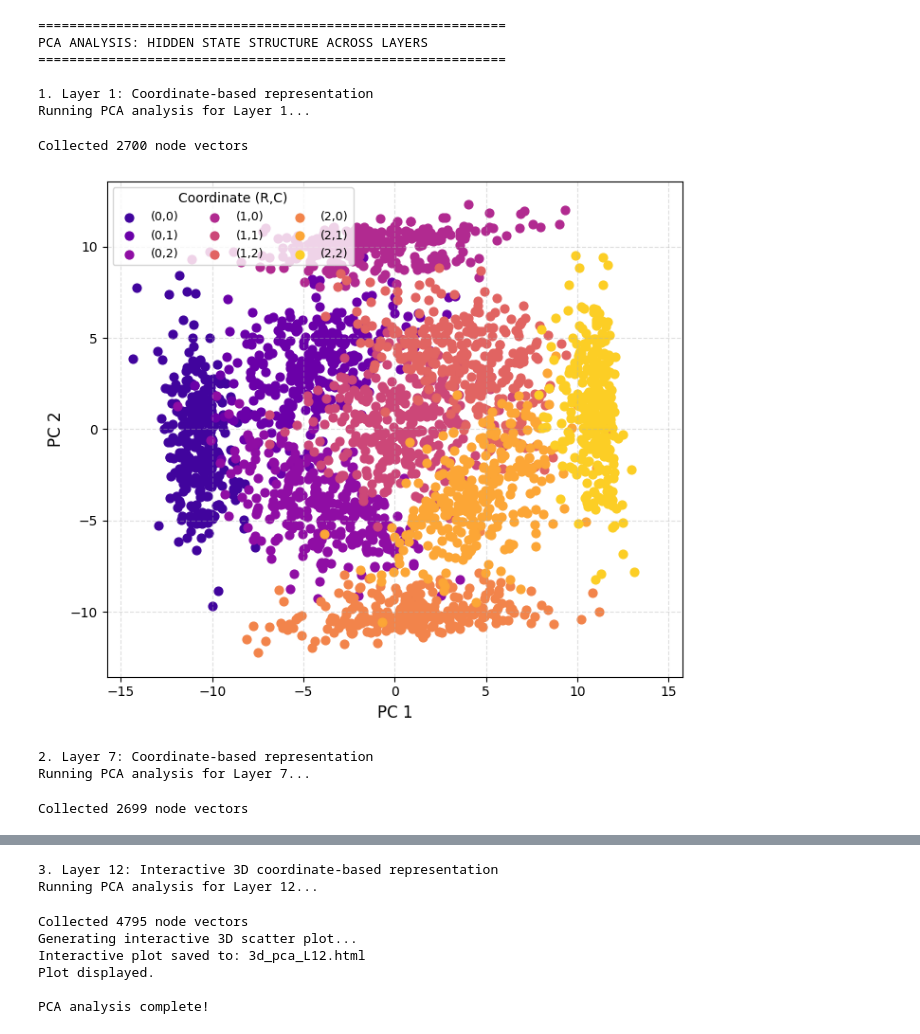
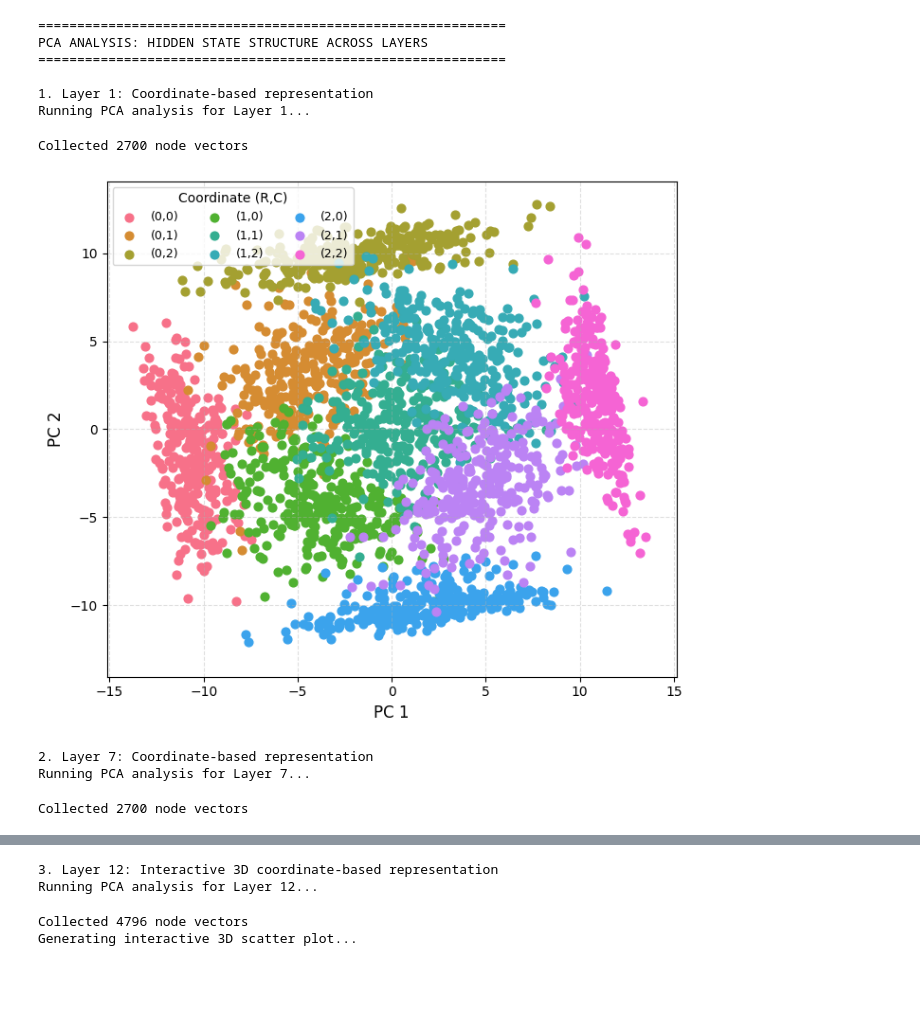
Before and after one commit to carobgt/MATS_9.0, a Jupyter notebook: exp2_pca_linear_probing.ipynb, the cells around one changed output, grey strips where cells are left out. Saved outputs shown, nothing was run; the diff lists cells and outputs as text; code cells hidden in the pictures; blank space fills up the shorter version.

```diff
--- a/exp2_pca_linear_probing.ipynb
+++ b/exp2_pca_linear_probing.ipynb
@@ -9,7 +9,7 @@ from tqdm.auto import tqdm
 from utils.grid_utils import *
 from utils.model_utils import *
 
-MODEL_PATH = "/cs/student/projects1/aibh/2024/cbaumgar/model_chunked/checkpoint-73125"
+MODEL_PATH = "/cs/student/projects1/aibh/2024/cbaumgar/MSC_THESIS/fv1_model_chunked/checkpoint-73125"
 model, tokenizer = load_model_and_tokenizer(MODEL_PATH)
 
 def run_pca_analysis(model, tokenizer, layer_idx, grid_size=3, num_prompts=500, walk_length=120):
@@ -79,7 +79,7 @@ def plot_coordinate_colored_pca(points, layer_idx, grid_size=3):
     X2 = pca.fit_transform(X)
 
     num_coords = grid_size * grid_size
-    colors = sns.color_palette("plasma", n_colors=num_coords)
+    colors = sns.color_palette("husl", n_colors=num_coords)
     coord_to_color = {(r, c): colors[r * grid_size + c]
                       for r in range(grid_size) for c in range(grid_size)}
 
@@ -158,40 +158,40 @@ def plot_interactive_3d_pca(points, layer_idx, grid_size=4):
     # print(f"Interactive plot saved to: {output_filename}")
 
     fig.show()
-    print("Plot displayed.")
 
     return pca, X3
 # %%
 # Execute PCA analysis for different layers
 print("="*60)
 print("PCA ANALYSIS: HIDDEN STATE STRUCTURE ACROSS LAYERS")
 print("="*60)
 
+MODEL_PATH = "/cs/student/projects1/aibh/2024/cbaumgar/MSC_THESIS/fv1_model_chunked/checkpoint-73125"
+model, tokenizer = load_model_and_tokenizer(MODEL_PATH)
+
 # Layer 1: 2D PCA (3x3 grid, coordinate-based)
 print("\n1. Layer 1: Coordinate-based representation")
-layer1_points = run_pca_analysis(model, tokenizer, layer_idx=1, grid_size=3, num_prompts=300)
+layer1_points = run_pca_analysis(model, tokenizer, layer_idx=1, grid_size=3, num_prompts=300, walk_length=120)
 pca1, coords1 = plot_coordinate_colored_pca(layer1_points, layer_idx=1, grid_size=3)
 
 # Layer 7: 2D PCA (3x3 grid, coordinate-based)
 print("\n2. Layer 7: Coordinate-based representation")
-layer7_points = run_pca_analysis(model, tokenizer, layer_idx=7, grid_size=3, num_prompts=300)
+layer7_points = run_pca_analysis(model, tokenizer, layer_idx=7, grid_size=3, num_prompts=300, walk_length=120)
 pca7, coords7 = plot_coordinate_colored_pca(layer7_points, layer_idx=7, grid_size=3)
 
 # Layer 12: Interactive 3D PCA (4x4 grid, coordinate-based)
 print("\n3. Layer 12: Interactive 3D coordinate-based representation")
 layer12_points = run_pca_analysis(model, tokenizer, layer_idx=12, grid_size=4, num_prompts=300, walk_length=200)
 pca12, coords12 = plot_interactive_3d_pca(layer12_points, layer_idx=12, grid_size=4)
-
-print("\nPCA analysis complete!")
 # %% [output]
 ============================================================
 PCA ANALYSIS: HIDDEN STATE STRUCTURE ACROSS LAYERS
 ============================================================
 
 1. Layer 1: Coordinate-based representation
 Running PCA analysis for Layer 1...
 Collected 2700 node vectors
-[figure, old version]
+[figure, new version]
 2. Layer 7: Coordinate-based representation
 Running PCA analysis for Layer 7...
-Collected 2699 node vectors
+Collected 2700 node vectors
@@ -199,11 +199,7 @@ Collected 2699 node vectors
 3. Layer 12: Interactive 3D coordinate-based representation
 Running PCA analysis for Layer 12...
-Collected 4795 node vectors
+Collected 4796 node vectors
 Generating interactive 3D scatter plot...
-Interactive plot saved to: 3d_pca_L12.html
-Plot displayed.
-
-PCA analysis complete!
 # %%
 # Linear Probing Analysis
 
```
Also changed, not shown: parts of 2 cells of this notebook.
